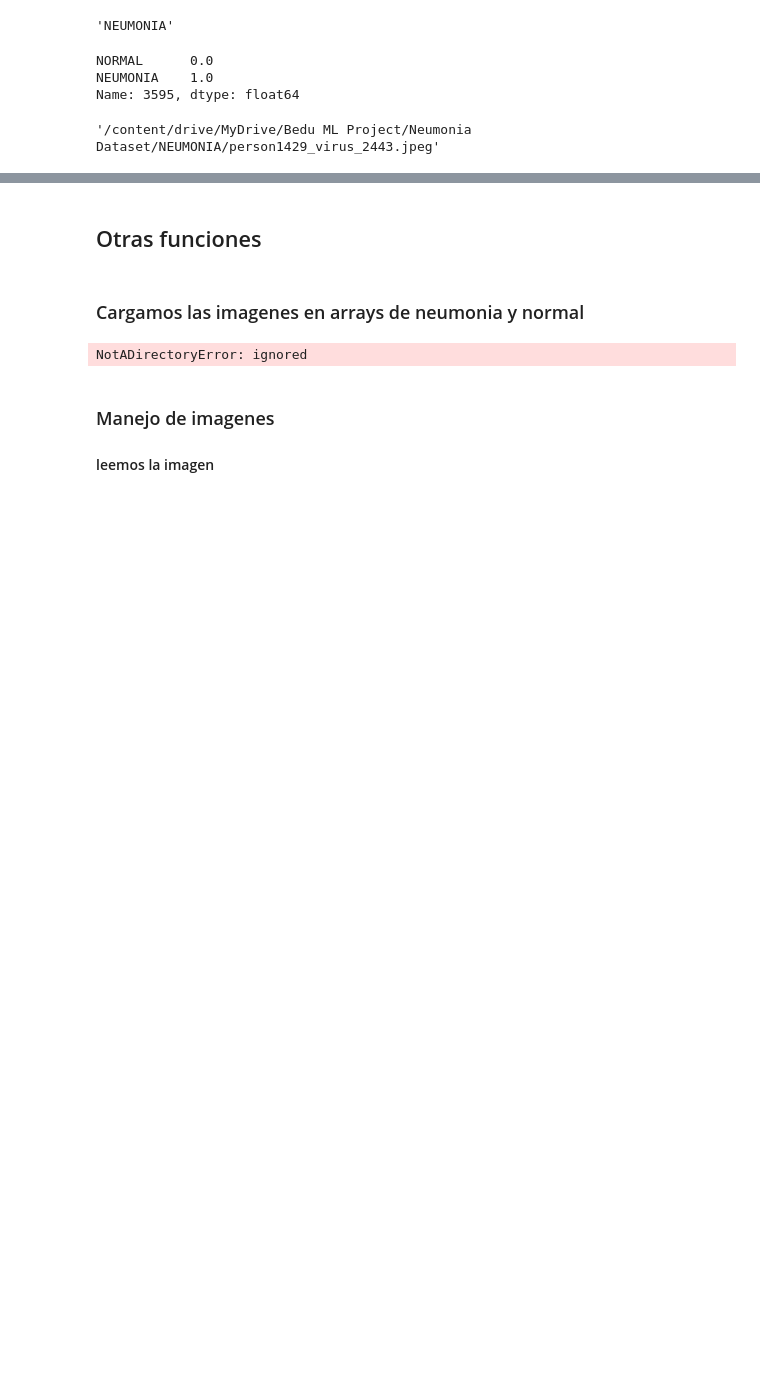
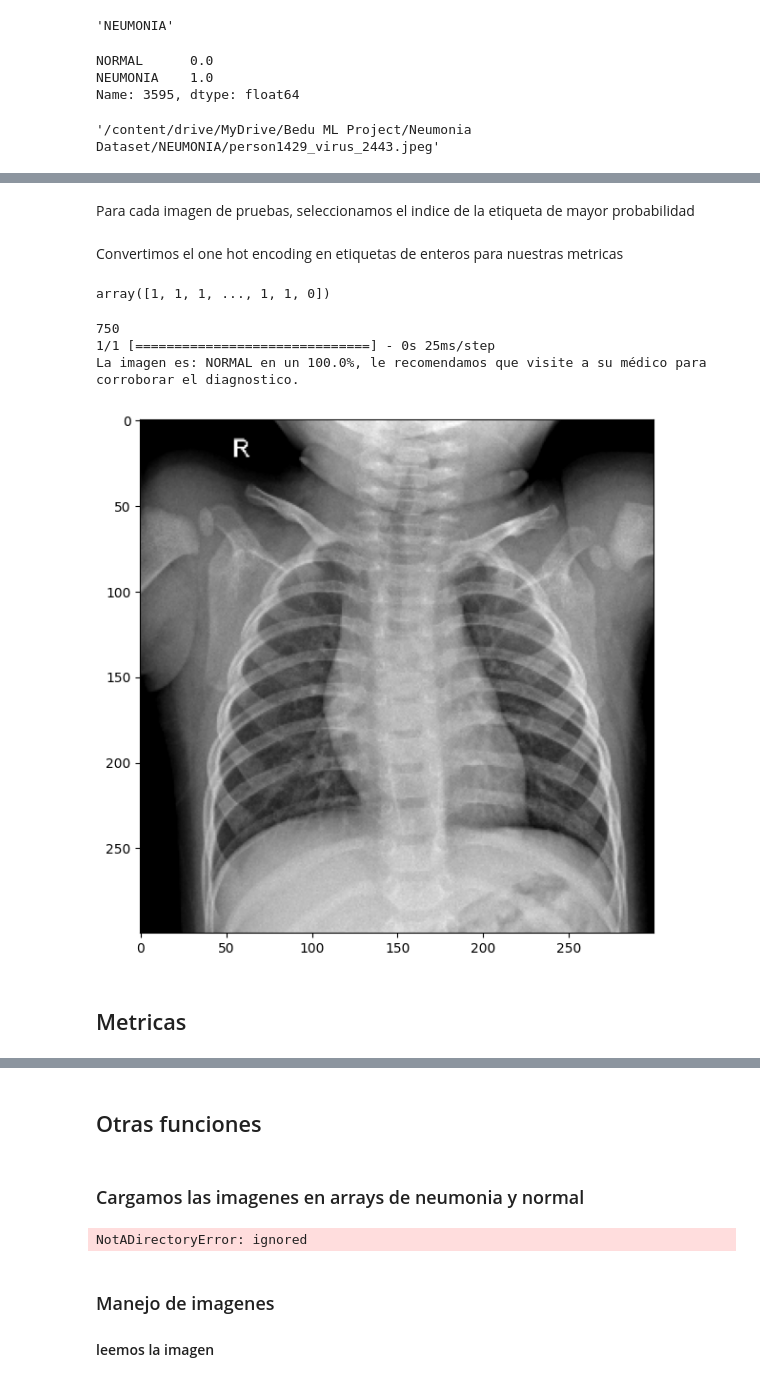
Before and after one commit to mornaeldernar/BeduML, a Jupyter notebook: Equipo11Bedu.ipynb, the cells around one changed output, grey strips where cells are left out. Cells and saved outputs as stored; diff of their text form; code cells hidden in the pictures; blank space fills up the shorter version.

```diff
--- a/Equipo11Bedu.ipynb
+++ b/Equipo11Bedu.ipynb
@@ -395,3 +360,5 @@ array([[0., 1.],
+# %%
+data = x[indice_a_predecir]
 # %%
-result = model.predict(np.array([x[indice_a_predecir]]))[0]
+result = model.predict(np.array([data]))[0]
 # %% [output]
@@ -420,0 +394,2 @@ mostrarImagen(x[indice_a_predecir])
+# %% [markdown]
+Para cada imagen de pruebas, seleccionamos el indice de la etiqueta de mayor probabilidad
@@ -420,0 +398,25 @@ mostrarImagen(x[indice_a_predecir])
+# %% [markdown]
+Convertimos el one hot encoding en etiquetas de enteros para nuestras metricas
+# %%
+y_labels = np.argmax(y, axis=1)
+y_labels
+# %% [output]
+array([1, 1, 1, ..., 1, 1, 0])
+# %%
+def predecir(x):
+  result = model.predict(np.array([x]))[0]
+  categoria = categorias[result.argmax()]
+  mostrarImagen(x)
+  porcentaje = result[result.argmax()]*100
+  print(f"La imagen es: {categoria} en un {porcentaje}%, le recomendamos que visite a su médico para corroborar el diagnostico.")
+# %%
+indice_a_predecir = random.randint(0, x.shape[0])
+print(indice_a_predecir)
+predecir(x[indice_a_predecir])
+# %% [output]
+750
+1/1 [==============================] - 0s 25ms/step
+La imagen es: NORMAL en un 100.0%, le recomendamos que visite a su médico para corroborar el diagnostico.
+[figure, added]
+# %% [markdown]
+## Metricas
```
Also changed, not shown: parts of 71 cells of this notebook.
